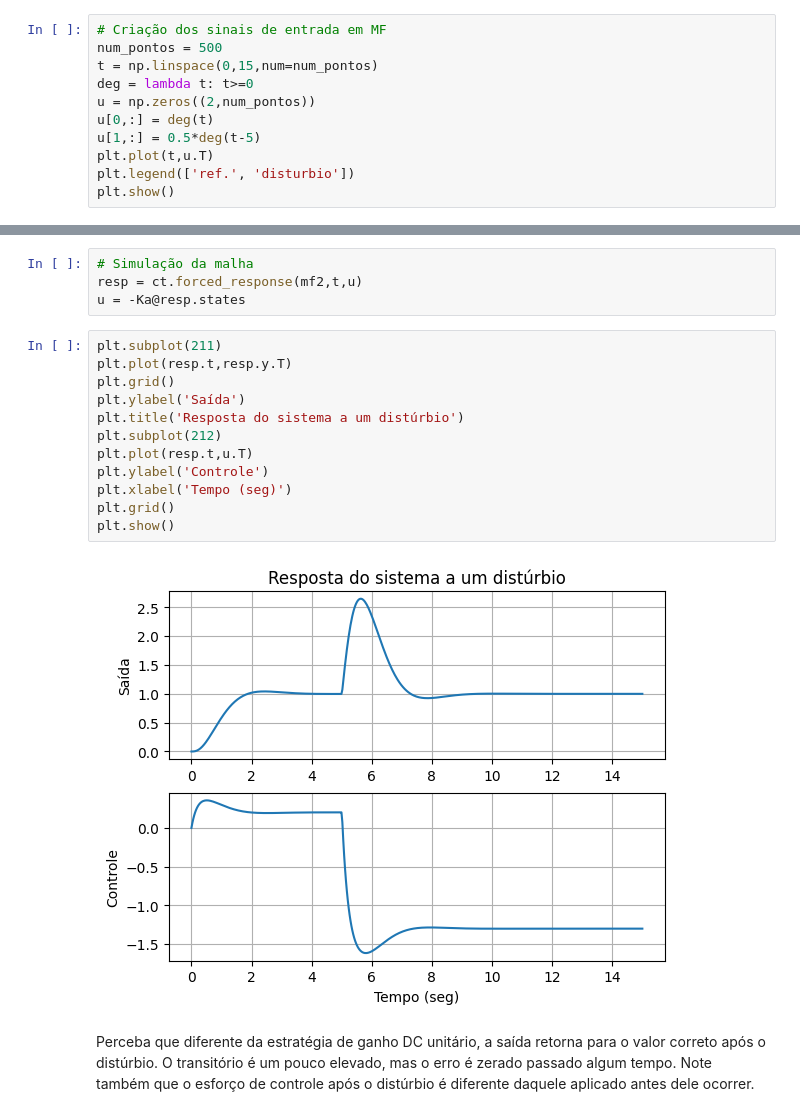
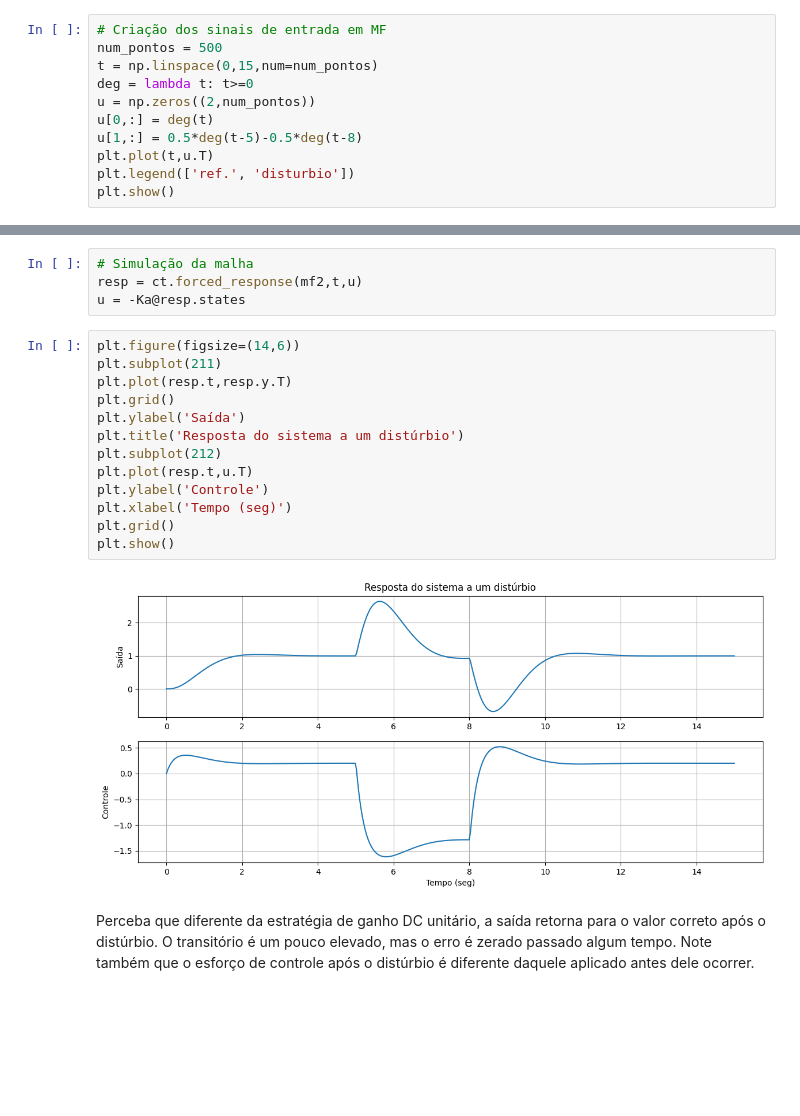
Before and after one commit to rsbayma/Controle-II, a Jupyter notebook: Estados/3 - Realimentação de estados (controle)/3.5 - Controle integral.ipynb, the cells around one changed output, grey strips where cells are left out. Saved outputs shown, nothing was run; the diff lists cells and outputs as text; blank space fills up the shorter version.

```diff
--- a/Estados/3 - Realimentação de estados (controle)/3.5 - Controle integral.ipynb
+++ b/Estados/3 - Realimentação de estados (controle)/3.5 - Controle integral.ipynb
@@ -192,7 +193,7 @@ t = np.linspace(0,15,num=num_pontos)
 deg = lambda t: t>=0
 u = np.zeros((2,num_pontos))
 u[0,:] = deg(t)
-u[1,:] = 0.5*deg(t-5)
+u[1,:] = 0.5*deg(t-5)-0.5*deg(t-8)
 plt.plot(t,u.T)
 plt.legend(['ref.', 'disturbio'])
 plt.show()
@@ -203,18 +204,19 @@ plt.show()
 resp = ct.forced_response(mf2,t,u)
 u = -Ka@resp.states
 # %%
+plt.figure(figsize=(14,6))
 plt.subplot(211)
 plt.plot(resp.t,resp.y.T)
 plt.grid()
 plt.ylabel('Saída')
 plt.title('Resposta do sistema a um distúrbio')
 plt.subplot(212)
 plt.plot(resp.t,u.T)
 plt.ylabel('Controle')
 plt.xlabel('Tempo (seg)')
 plt.grid()
 plt.show()
 # %% [output]
-[figure, old version]
+[figure, new version]
 # %% [markdown]
 Perceba que diferente da estratégia de ganho DC unitário, a saída retorna para o valor correto após o distúrbio. O transitório é um pouco elevado, mas o erro é zerado passado algum tempo. Note também que o esforço de controle após o distúrbio é diferente daquele aplicado antes dele ocorrer.
```
Also changed, not shown: parts of 4 cells of this notebook, 2 other files.
